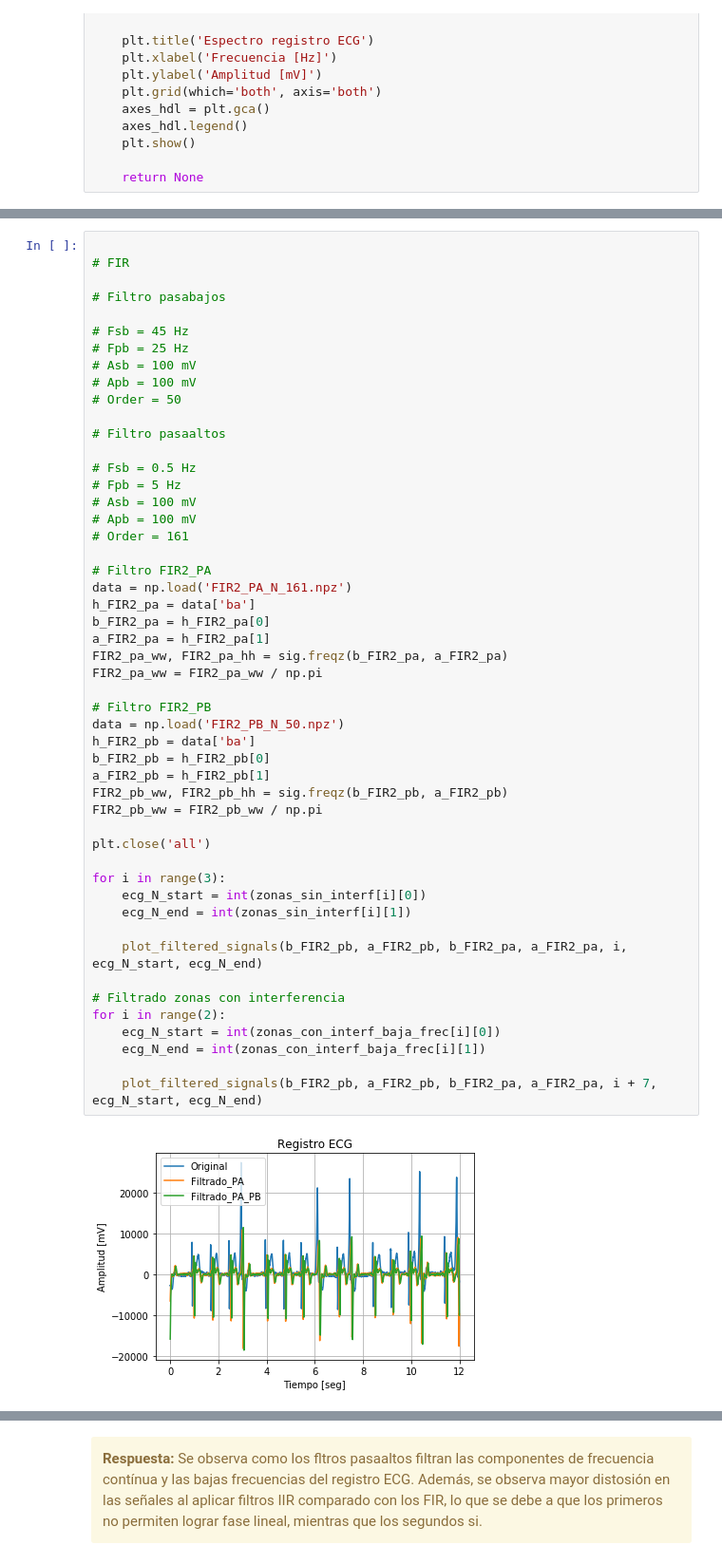
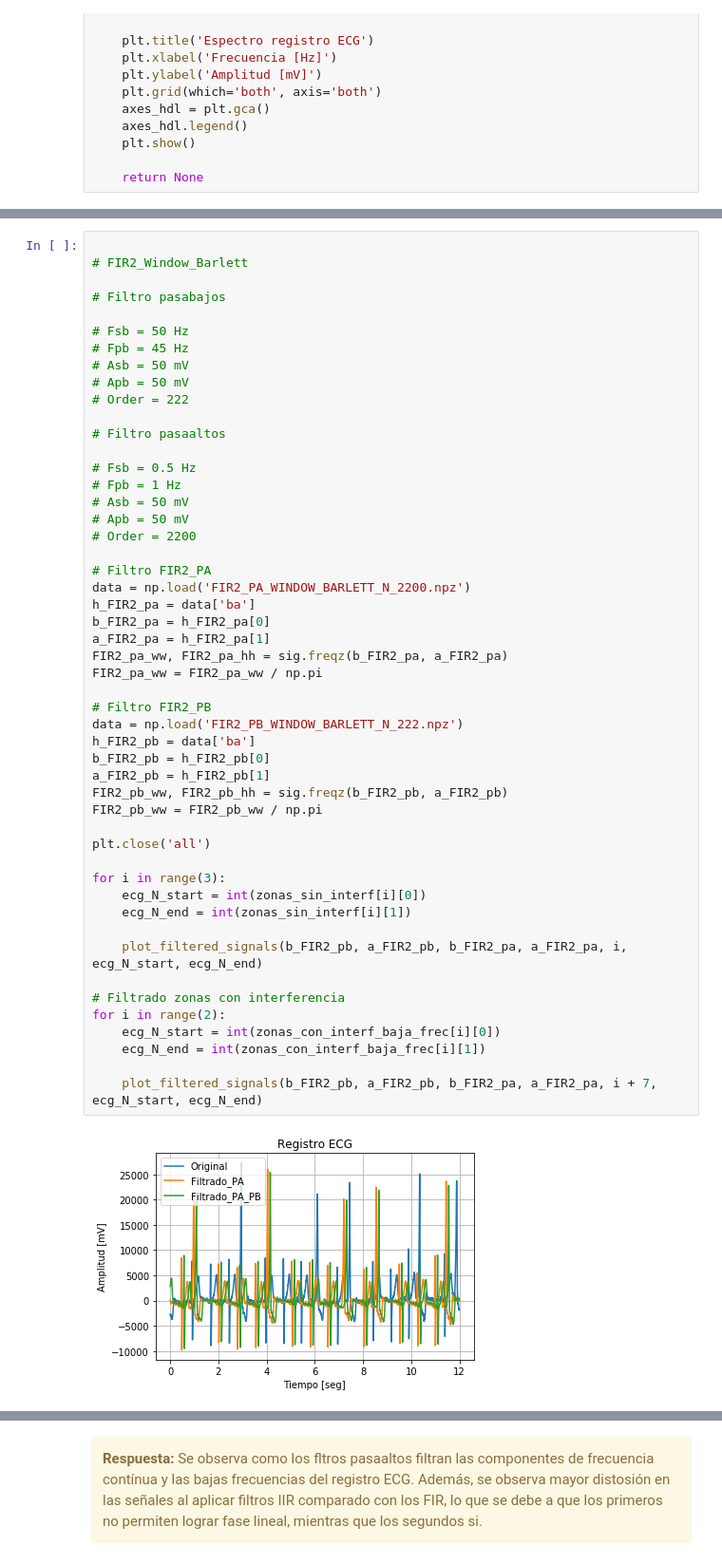
Before and after one commit to rtirapegui/MSE_4Co2019_PSF, a Jupyter notebook: TP2/TP2 - Filtrado.ipynb, the cells around one changed output, grey strips where cells are left out. Shown at 95% size. Saved outputs shown, nothing was run; the diff lists cells and outputs as text.

```diff
--- a/TP2/TP2 - Filtrado.ipynb
+++ b/TP2/TP2 - Filtrado.ipynb
@@ -796,52 +797,52 @@ for i in range(2):
 # %%
 
-# FIR
+# FIR2_Window_Barlett
 
 # Filtro pasabajos
 
-# Fsb = 45 Hz
-# Fpb = 25 Hz
-# Asb = 100 mV
-# Apb = 100 mV
-# Order = 50
+# Fsb = 50 Hz
+# Fpb = 45 Hz
+# Asb = 50 mV
+# Apb = 50 mV
+# Order = 222
 
 # Filtro pasaaltos
 
 # Fsb = 0.5 Hz
-# Fpb = 5 Hz
-# Asb = 100 mV
-# Apb = 100 mV
-# Order = 161
+# Fpb = 1 Hz
+# Asb = 50 mV
+# Apb = 50 mV
+# Order = 2200
 
 # Filtro FIR2_PA
-data = np.load('FIR2_PA_N_161.npz')
+data = np.load('FIR2_PA_WINDOW_BARLETT_N_2200.npz')
 h_FIR2_pa = data['ba']
 b_FIR2_pa = h_FIR2_pa[0]
 a_FIR2_pa = h_FIR2_pa[1]
 FIR2_pa_ww, FIR2_pa_hh = sig.freqz(b_FIR2_pa, a_FIR2_pa)
 FIR2_pa_ww = FIR2_pa_ww / np.pi
 
 # Filtro FIR2_PB
-data = np.load('FIR2_PB_N_50.npz')
+data = np.load('FIR2_PB_WINDOW_BARLETT_N_222.npz')
 h_FIR2_pb = data['ba']
 b_FIR2_pb = h_FIR2_pb[0]
 a_FIR2_pb = h_FIR2_pb[1]
 FIR2_pb_ww, FIR2_pb_hh = sig.freqz(b_FIR2_pb, a_FIR2_pb)
 FIR2_pb_ww = FIR2_pb_ww / np.pi
 
 plt.close('all')
 
 for i in range(3):
     ecg_N_start = int(zonas_sin_interf[i][0])
     ecg_N_end = int(zonas_sin_interf[i][1])
 
     plot_filtered_signals(b_FIR2_pb, a_FIR2_pb, b_FIR2_pa, a_FIR2_pa, i, ecg_N_start, ecg_N_end)
 
 # Filtrado zonas con interferencia
 for i in range(2):
     ecg_N_start = int(zonas_con_interf_baja_frec[i][0])
     ecg_N_end = int(zonas_con_interf_baja_frec[i][1])
 
     plot_filtered_signals(b_FIR2_pb, a_FIR2_pb, b_FIR2_pa, a_FIR2_pa, i + 7, ecg_N_start, ecg_N_end)
 # %% [output]
-[figure, old version]
+[figure, new version]
```
Also changed, not shown: parts of 10 cells of this notebook, 16 other files.
